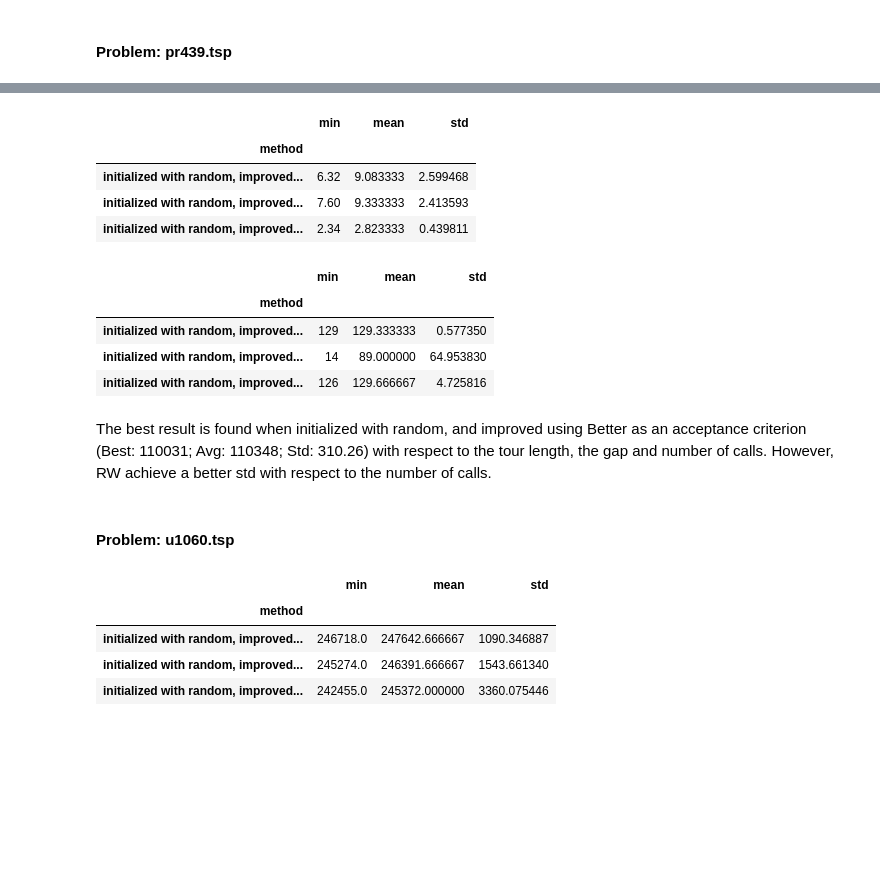
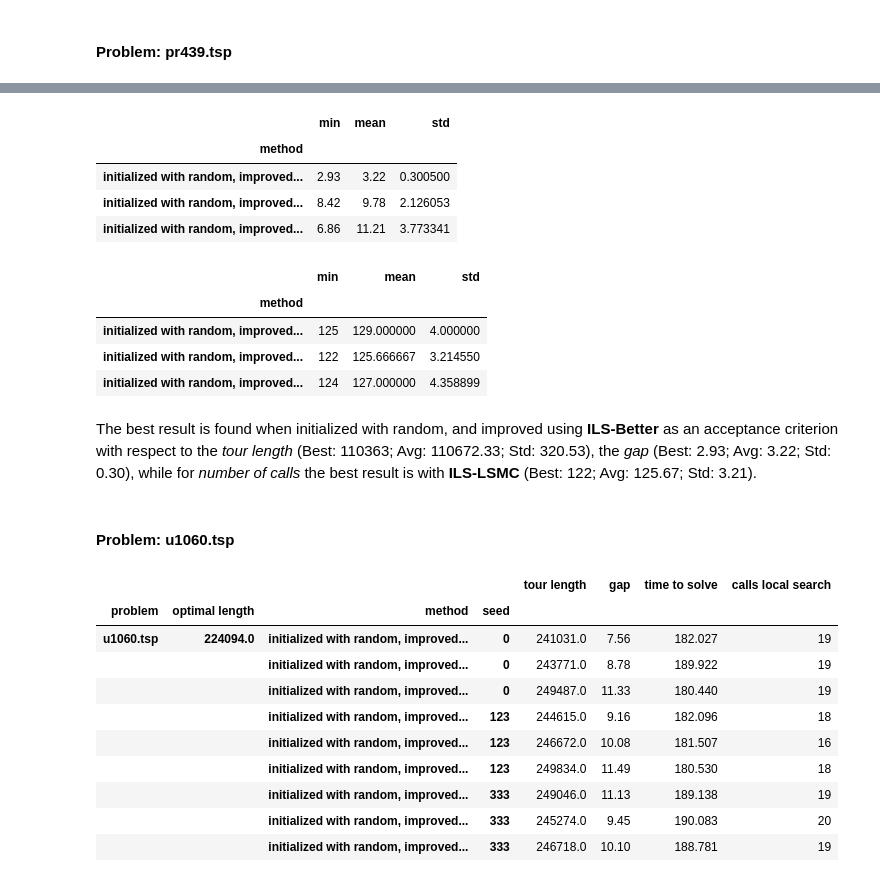
Before and after one commit to SimoneMugnai/AI_USI_MA_Assignments, a Jupyter notebook: Solution-ILS_for_the_TSP.ipynb, the cells around one changed output, grey strips where cells are left out. Drawn from its saved outputs; the diff is of its cells as text; code cells hidden in the pictures; blank space fills up the shorter version.

```diff
--- a/Solution-ILS_for_the_TSP.ipynb
+++ b/Solution-ILS_for_the_TSP.ipynb
@@ -306,7 +306,7 @@ initializers = ["random"]
 init_functions = [Random_Initializer.random_method]
 
 # Creating a list of strings and a list of functions.
-improvements = ["ILS-better", "ILS-RW", "ILS-LSMC"]
+improvements = ["ILS-Better", "ILS-RW", "ILS-LSMC"]
 improve_functions = [ILSBetter.solve, ILSRw.solve, ILSLsmc.solve]
 
 results = []
@@ -327,7 +327,9 @@ for s_ in seeds:
 
 index = pd.MultiIndex.from_tuples(index, names=['problem', 'optimal length', 'method', 'seed'])
 
-pd.DataFrame(results, index=index, columns=["tour length", "gap", "time to solve", "calls local search"])
+df = pd.DataFrame(results, index=index, columns=["tour length", "gap", "time to solve", "calls local search"])
+df
+# df.to_csv(str(time_to_solve) + '_seconds_' + str(seeds[-1]) + '_data.csv', index=True)
 # %% [output]
 |  |  |  |  | tour length | gap | time to solve | calls local search |
 | problem | optimal length | method | seed |  |  |  |  |
@@ -395,29 +473,33 @@ df2.groupby(['method'])['gap'].agg(['min', 'mean', 'std'])
 # %% [output]
 |  | min | mean | std |
 | method |  |  |  |
-| initialized with random, improved... | 6.32 | 9.083333 | 2.599468 |
-| initialized with random, improved... | 7.60 | 9.333333 | 2.413593 |
-| initialized with random, improved... | 2.34 | 2.823333 | 0.439811 |
+| initialized with random, improved... | 2.93 | 3.22 | 0.300500 |
+| initialized with random, improved... | 8.42 | 9.78 | 2.126053 |
+| initialized with random, improved... | 6.86 | 11.21 | 3.773341 |
 # %%
 df2.groupby(['method'])['calls local search'].agg(['min', 'mean', 'std'])
 # %% [output]
 |  | min | mean | std |
 | method |  |  |  |
-| initialized with random, improved... | 129 | 129.333333 | 0.577350 |
-| initialized with random, improved... | 14 | 89.000000 | 64.953830 |
-| initialized with random, improved... | 126 | 129.666667 | 4.725816 |
+| initialized with random, improved... | 125 | 129.000000 | 4.000000 |
+| initialized with random, improved... | 122 | 125.666667 | 3.214550 |
+| initialized with random, improved... | 124 | 127.000000 | 4.358899 |
 # %% [markdown]
-The best result is found when initialized with random, and improved using Better as an acceptance criterion (Best: 110031; Avg: 110348; Std: 310.26) with respect to the tour length, the gap and number of calls.
-However, RW achieve a better std with respect to the number of calls.
+The best result is found when initialized with random, and improved using **ILS-Better** as an acceptance criterion with respect to the *tour length* (Best: 110363; Avg: 110672.33; Std: 320.53), the *gap* (Best: 2.93; Avg: 3.22; Std: 0.30), while for *number of calls* the best result is with **ILS-LSMC** (Best: 122; Avg: 125.67; Std: 3.21).
 # %% [markdown]
 #### Problem: u1060.tsp
 # %%
 df3 = pd.DataFrame(results, index=index, columns=["tour length", "gap", "time to solve", "calls local search"]).filter(like = 'u1060.tsp', axis=0)
-
-df3.groupby(['method'])['tour length'].agg(['min', 'mean', 'std'])
+df3
 # %% [output]
-|  | min | mean | std |
-| method |  |  |  |
-| initialized with random, improved... | 246718.0 | 247642.666667 | 1090.346887 |
-| initialized with random, improved... | 245274.0 | 246391.666667 | 1543.661340 |
-| initialized with random, improved... | 242455.0 | 245372.000000 | 3360.075446 |
+|  |  |  |  | tour length | gap | time to solve | calls local search |
+| problem | optimal length | method | seed |  |  |  |  |
+| u1060.tsp | 224094.0 | initialized with random, improved... | 0 | 241031.0 | 7.56 | 182.027 | 19 |
+|  |  | initialized with random, improved... | 0 | 243771.0 | 8.78 | 189.922 | 19 |
+|  |  | initialized with random, improved... | 0 | 249487.0 | 11.33 | 180.440 | 19 |
+|  |  | initialized with random, improved... | 123 | 244615.0 | 9.16 | 182.096 | 18 |
+|  |  | initialized with random, improved... | 123 | 246672.0 | 10.08 | 181.507 | 16 |
+|  |  | initialized with random, improved... | 123 | 249834.0 | 11.49 | 180.530 | 18 |
+|  |  | initialized with random, improved... | 333 | 249046.0 | 11.13 | 189.138 | 19 |
+|  |  | initialized with random, improved... | 333 | 245274.0 | 9.45 | 190.083 | 20 |
+|  |  | initialized with random, improved... | 333 | 246718.0 | 10.10 | 188.781 | 19 |
```
Also changed, not shown: parts of 21 cells of this notebook.
